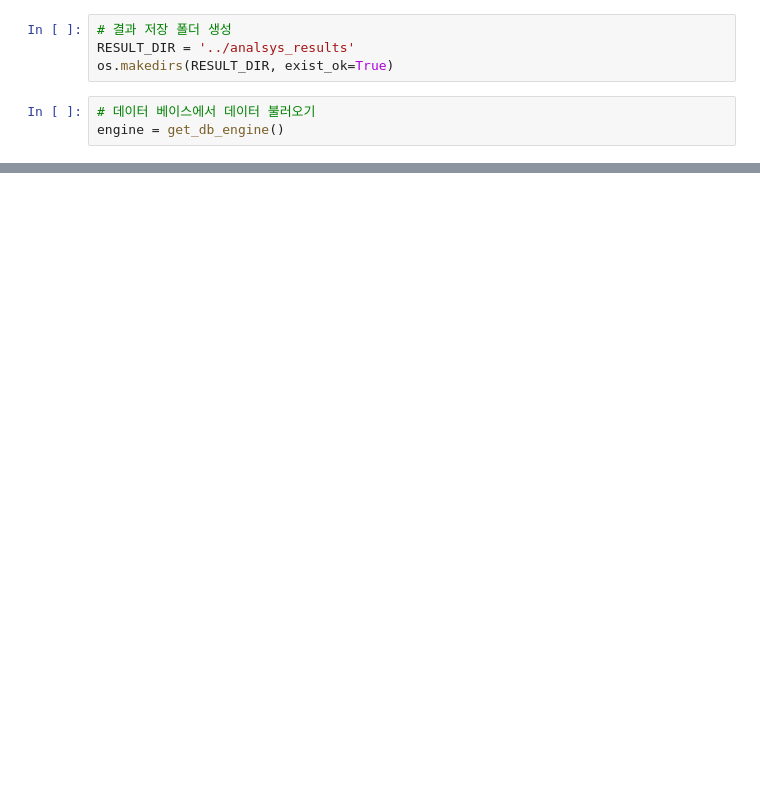
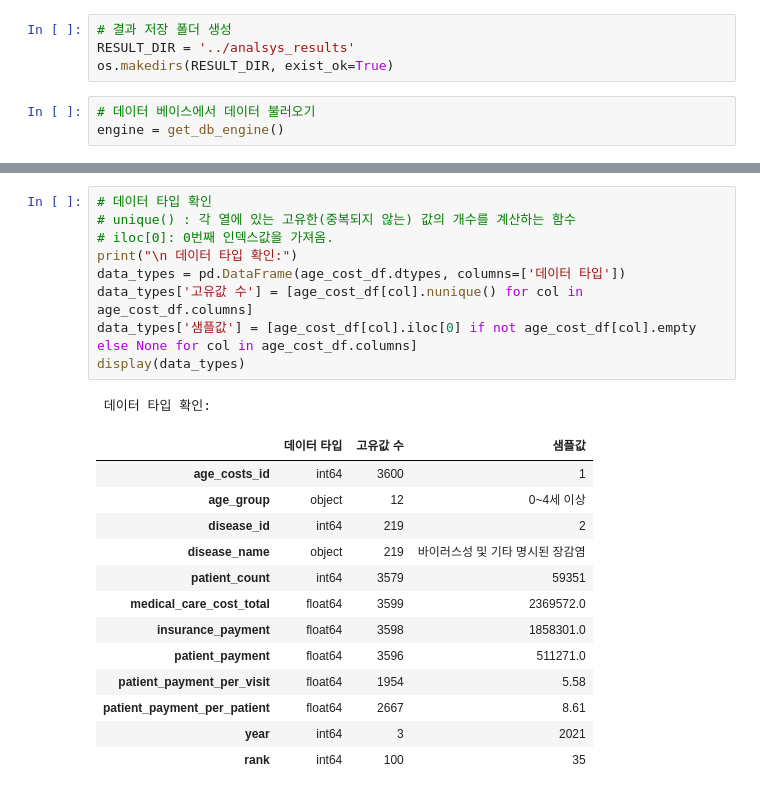
Before and after one commit to yujeong0411/Medi-Budget, a Jupyter notebook: backend/src/data/notebooks/anaylze.ipynb, the cells around one changed output, grey strips where cells are left out. Cells and saved outputs as stored; diff of their text form; blank space fills up the shorter version.

```diff
--- a/backend/src/data/notebooks/anaylze.ipynb
+++ b/backend/src/data/notebooks/anaylze.ipynb
@@ -102,0 +147,24 @@ Name: disease_id, dtype: int64
+# %%
+# 데이터 타입 확인
+# unique() : 각 열에 있는 고유한(중복되지 않는) 값의 개수를 계산하는 함수
+# iloc[0]: 0번째 인덱스값을 가져옴.
+print("\n 데이터 타입 확인:")
+data_types = pd.DataFrame(age_cost_df.dtypes, columns=['데이터 타입'])
+data_types['고유값 수'] = [age_cost_df[col].nunique() for col in age_cost_df.columns]
+data_types['샘플값'] = [age_cost_df[col].iloc[0] if not age_cost_df[col].empty else None for col in age_cost_df.columns]
+display(data_types)
+# %% [output]
+ 데이터 타입 확인:
+|  | 데이터 타입 | 고유값 수 | 샘플값 |
+| age_costs_id | int64 | 3600 | 1 |
+| age_group | object | 12 | 0~4세 이상 |
+| disease_id | int64 | 219 | 2 |
+| disease_name | object | 219 | 바이러스성 및 기타 명시된 장감염 |
+| patient_count | int64 | 3579 | 59351 |
+| medical_care_cost_total | float64 | 3599 | 2369572.0 |
+| insurance_payment | float64 | 3598 | 1858301.0 |
+| patient_payment | float64 | 3596 | 511271.0 |
+| patient_payment_per_visit | float64 | 1954 | 5.58 |
+| patient_payment_per_patient | float64 | 2667 | 8.61 |
+| year | int64 | 3 | 2021 |
+| rank | int64 | 100 | 35 |
```
Also changed, not shown: parts of 39 cells of this notebook, 26 other files.
